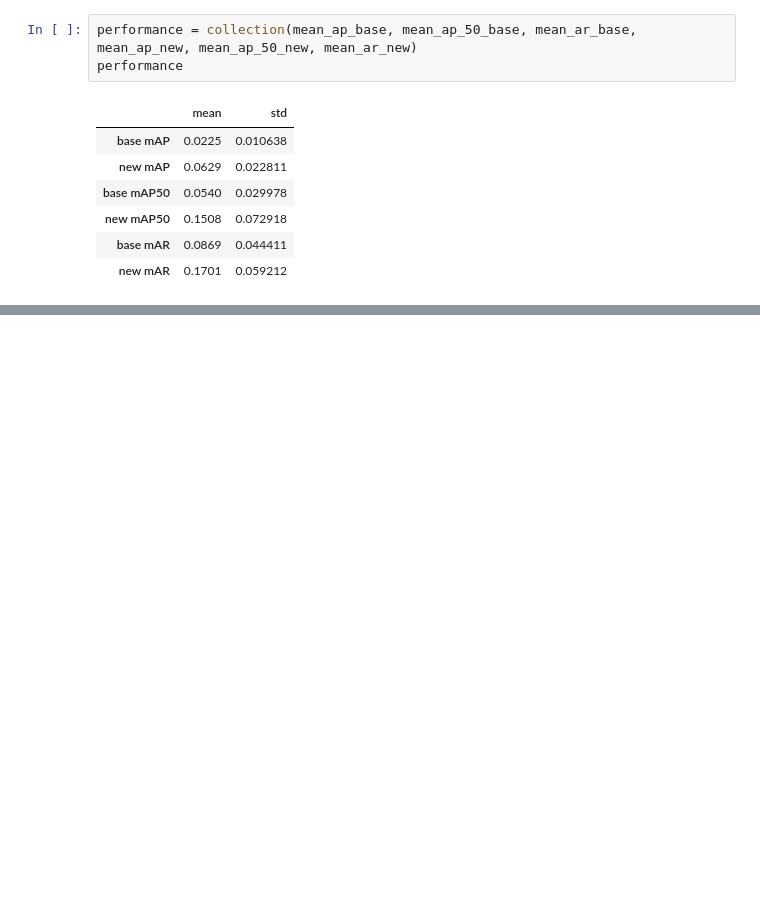
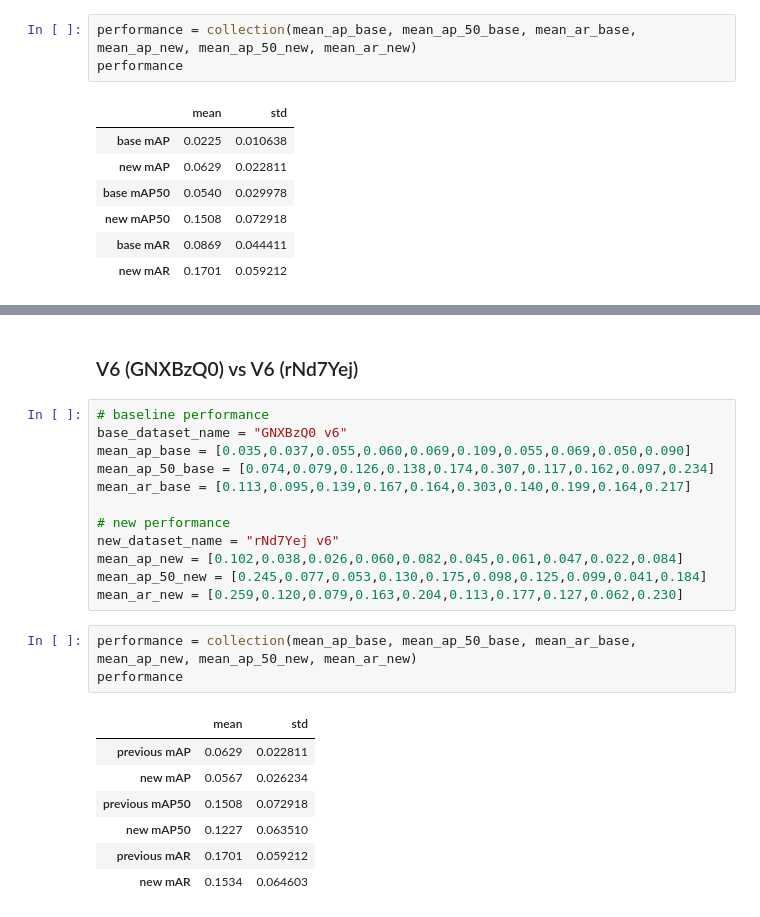
Before and after one commit to Unity-Technologies/datasetinsights, a Jupyter notebook: notebooks/Model_Performance_Statistics.ipynb, the cells around one changed output, grey strips where cells are left out. Cells and saved outputs as stored; diff of their text form; blank space fills up the shorter version.

```diff
--- a/notebooks/Model_Performance_Statistics.ipynb
+++ b/notebooks/Model_Performance_Statistics.ipynb
@@ -101,0 +144,25 @@ p_value =  0.0023
+# %% [markdown]
+### V6 (GNXBzQ0) vs V6 (rNd7Yej)
+# %%
+# baseline performance
+base_dataset_name = "GNXBzQ0 v6"
+mean_ap_base = [0.035,0.037,0.055,0.060,0.069,0.109,0.055,0.069,0.050,0.090]
+mean_ap_50_base = [0.074,0.079,0.126,0.138,0.174,0.307,0.117,0.162,0.097,0.234]
+mean_ar_base = [0.113,0.095,0.139,0.167,0.164,0.303,0.140,0.199,0.164,0.217]
+
+# new performance
+new_dataset_name = "rNd7Yej v6"
+mean_ap_new = [0.102,0.038,0.026,0.060,0.082,0.045,0.061,0.047,0.022,0.084]
+mean_ap_50_new = [0.245,0.077,0.053,0.130,0.175,0.098,0.125,0.099,0.041,0.184]
+mean_ar_new = [0.259,0.120,0.079,0.163,0.204,0.113,0.177,0.127,0.062,0.230]
+# %%
+performance = collection(mean_ap_base, mean_ap_50_base, mean_ar_base, mean_ap_new, mean_ap_50_new, mean_ar_new)
+performance
+# %% [output]
+|  | mean | std |
+| previous mAP | 0.0629 | 0.022811 |
+| new mAP | 0.0567 | 0.026234 |
+| previous mAP50 | 0.1508 | 0.072918 |
+| new mAP50 | 0.1227 | 0.063510 |
+| previous mAR | 0.1701 | 0.059212 |
+| new mAR | 0.1534 | 0.064603 |
```
Also changed, not shown: parts of 18 cells of this notebook, 3 other files.
